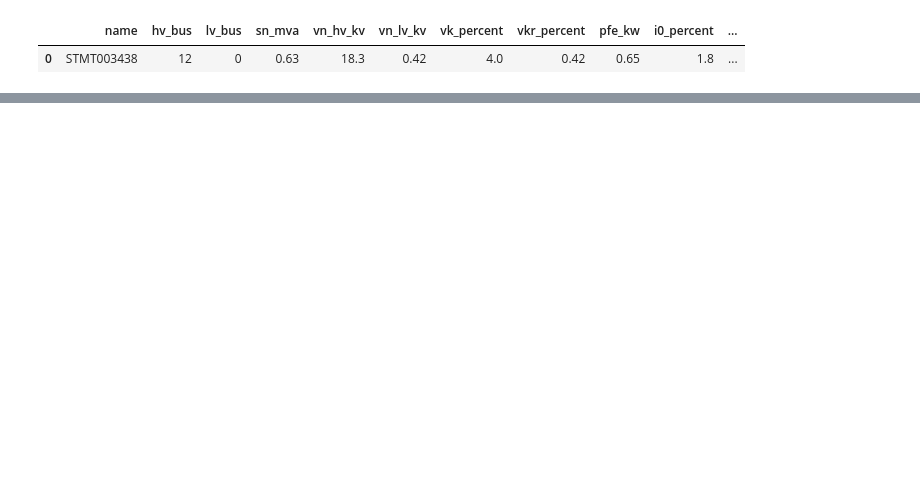
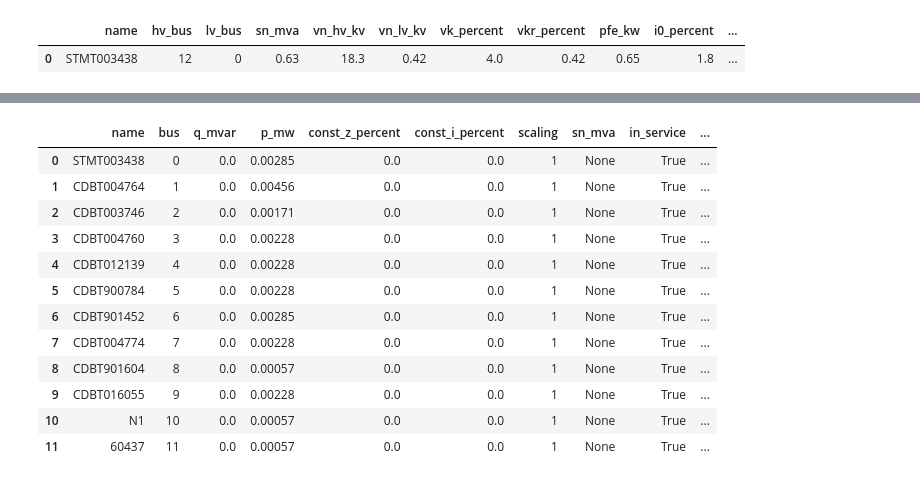
Before and after one commit to sebastien-pfister/rhtlab, a Jupyter notebook: mini-projet-trey-pp/your_jupyter_notebook.ipynb, the cells around one changed output, grey strips where cells are left out. Cells and saved outputs as stored; diff of their text form; code cells hidden in the pictures; blank space fills up the shorter version.

```diff
--- a/mini-projet-trey-pp/your_jupyter_notebook.ipynb
+++ b/mini-projet-trey-pp/your_jupyter_notebook.ipynb
@@ -86,0 +75,3 @@ net_pickle.load # Affiche les informations des charges
+# %%
+net_pickle.bus.insert(3, "vn_kv", [0.42, 0.42, 0.42, 0.42, 0.42, 0.42, 0.42, 0.42, 0.42, 0.42, 0.42, 0.42, 18.3]) # Ajoute la tension nominale aux bus
+net_pickle.bus
@@ -86,0 +93,30 @@ net_pickle.load # Affiche les informations des charges
+# %%
+# Dans un foyer typique, la consommation électrique moyen est d'envrion 5000 kwH par an, ce qui équivaut
+# à une puissance active moyenne de 570 W par foyer. un foyer possédant principalement des charges résistives, le cosφ est proche de 1
+# et donc la puissance réactive est négligeable.
+P_load_mean = 0.00057  # Puissance active moyenne par charge en MW
+
+Q_load_mean = 0.0   # Puissance réactive moyenne par charge en MV
+P_CDBT004764 = P_load_mean * 8
+P_STMT003438 = P_CDBT901452 = P_load_mean * 5
+P_CDBT900784 = P_CDBT012139 = P_CDBT004760 = P_CDBT004774 = P_CDBT016055 = P_load_mean * 4
+P_CDBT003746 = P_load_mean * 3
+N1 = P_60437 = P_CDBT901604 = P_load_mean
+net_pickle.load.insert(2, "p_mw", [P_STMT003438, P_CDBT004764, P_CDBT003746, P_CDBT004760, P_CDBT012139, P_CDBT900784, P_CDBT901452, P_CDBT004774, P_CDBT901604, P_CDBT016055, N1, P_60437])
+net_pickle.load.insert(2, "q_mvar", [Q_load_mean] * 12)
+net_pickle.load.insert(6, "scaling", [1] * 12)  # Facteur d'échelle pour chaque charge (1 = pas de changement)
+net_pickle.load
+# %% [output]
+|  | name | bus | q_mvar | p_mw | const_z_percent | const_i_percent | scaling | sn_mva | in_service | ... |
+| 0 | STMT003438 | 0 | 0.0 | 0.00285 | 0.0 | 0.0 | 1 | None | True | ... |
+| 1 | CDBT004764 | 1 | 0.0 | 0.00456 | 0.0 | 0.0 | 1 | None | True | ... |
+| 2 | CDBT003746 | 2 | 0.0 | 0.00171 | 0.0 | 0.0 | 1 | None | True | ... |
+| 3 | CDBT004760 | 3 | 0.0 | 0.00228 | 0.0 | 0.0 | 1 | None | True | ... |
+| 4 | CDBT012139 | 4 | 0.0 | 0.00228 | 0.0 | 0.0 | 1 | None | True | ... |
+| 5 | CDBT900784 | 5 | 0.0 | 0.00228 | 0.0 | 0.0 | 1 | None | True | ... |
+| 6 | CDBT901452 | 6 | 0.0 | 0.00285 | 0.0 | 0.0 | 1 | None | True | ... |
+| 7 | CDBT004774 | 7 | 0.0 | 0.00228 | 0.0 | 0.0 | 1 | None | True | ... |
+| 8 | CDBT901604 | 8 | 0.0 | 0.00057 | 0.0 | 0.0 | 1 | None | True | ... |
+| 9 | CDBT016055 | 9 | 0.0 | 0.00228 | 0.0 | 0.0 | 1 | None | True | ... |
+| 10 | N1 | 10 | 0.0 | 0.00057 | 0.0 | 0.0 | 1 | None | True | ... |
+| 11 | 60437 | 11 | 0.0 | 0.00057 | 0.0 | 0.0 | 1 | None | True | ... |
```
Also changed, not shown: parts of 10 cells of this notebook, 1 other file.
